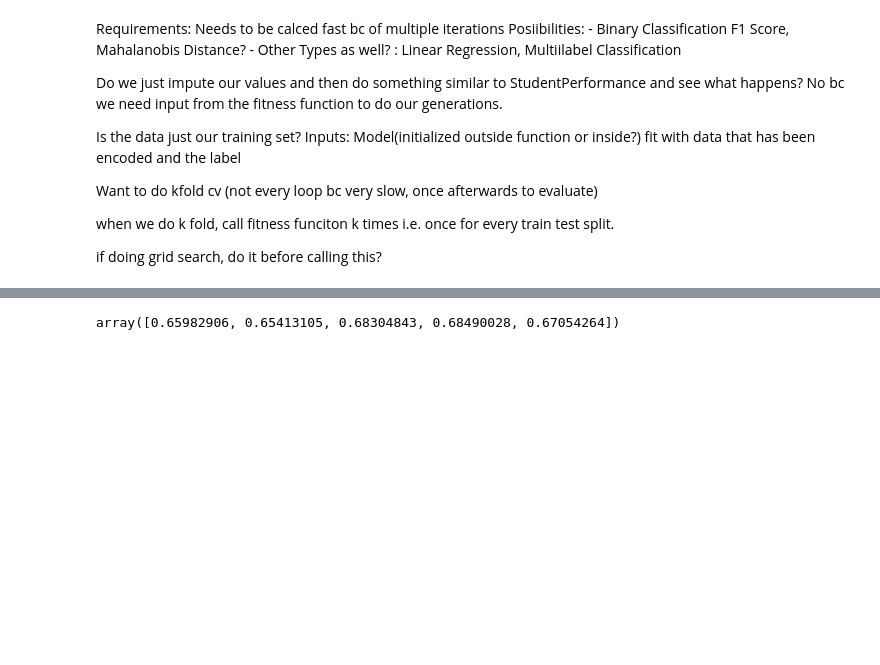
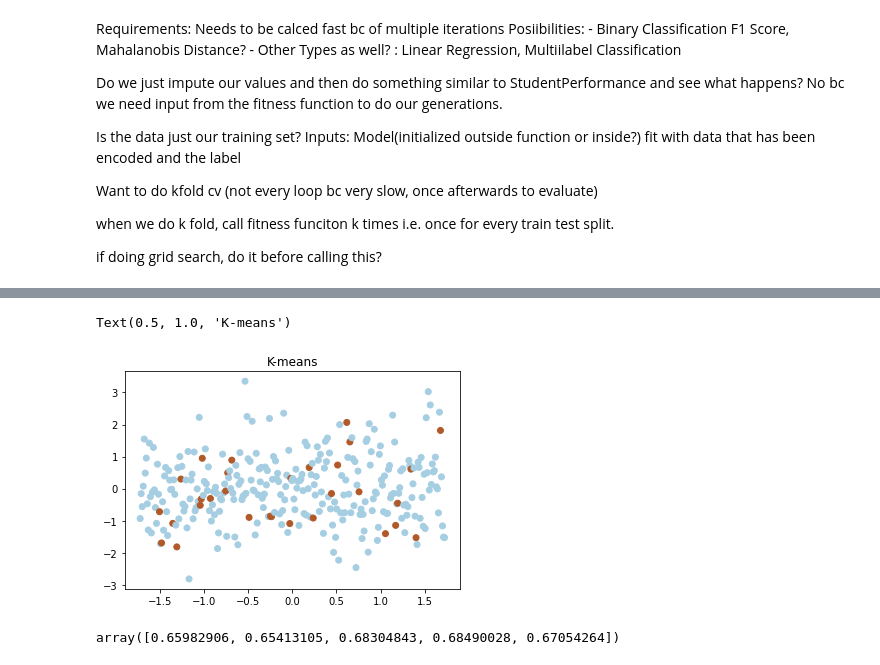
Before and after one commit to AdJansen/Artificial-Immune-System-For-Class-Imbalance, a Jupyter notebook: AIS.ipynb, the cells around one changed output, grey strips where cells are left out. Cells and saved outputs as stored; diff of their text form; code cells hidden in the pictures; blank space fills up the shorter version.

```diff
--- a/AIS.ipynb
+++ b/AIS.ipynb
@@ -282,3 +311,16 @@ def distance( x, y, metric):
+# %%
+kmeans_df = pd.read_csv("./Data/GeneratedSyntheticData-MajorImbalanceNoiseLess.csv")
+
+ss = StandardScaler()
+kmeans_df = ss.fit_transform(kmeans_df)
+Kmean = KMeans(n_clusters=2)
+Kmean.fit(kmeans_df)
+y_pred = Kmean.predict(kmeans_df)
+plt.scatter(kmeans_df[:,0], kmeans_df[:,1],c=y_pred, cmap='Paired')
+plt.title("K-means")
+# %% [output]
+Text(0.5, 1.0, 'K-means')
+[figure, added]
 # %%
 
 
```
Also changed, not shown: parts of 3 cells of this notebook.
